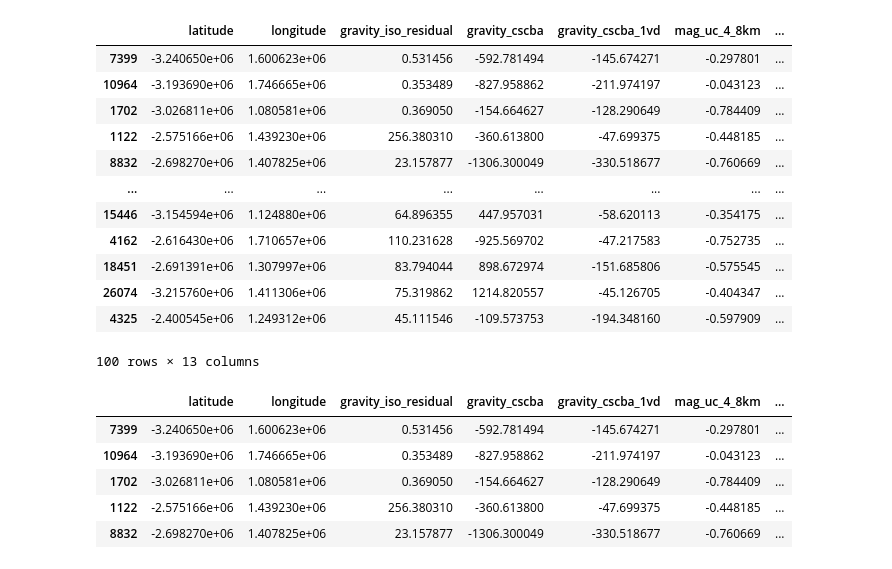
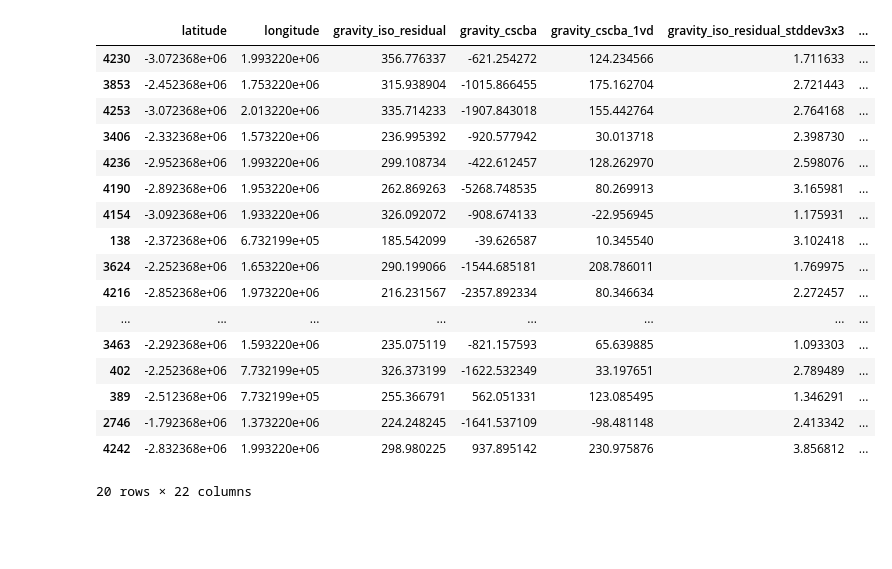
Before and after one commit to FengmingJiang/CS25_CopperCoreAI_ML, a Jupyter notebook: model_dev/5_prediction_and_visualisation/51_inference_prediction_visualisation_qld.ipynb, the cells around one changed output. Saved outputs shown, nothing was run; the diff lists cells and outputs as text; code cells hidden in the pictures; blank space fills up the shorter version.

```diff
--- a/model_dev/5_prediction_and_visualisation/51_inference_prediction_visualisation_qld.ipynb
+++ b/model_dev/5_prediction_and_visualisation/51_inference_prediction_visualisation_qld.ipynb
@@ -39,0 +21,9 @@ test_df.head()
+# %%
+# Apply scaling to all features
+scaler = joblib.load("../../models/robust_scaler_no_transform.pkl")
+scaled_features = scaler.transform(test_df.drop(columns=['longitude', 'latitude']))
+scaled_df = pd.DataFrame(scaled_features, columns=test_df.drop(columns=['longitude', 'latitude']).columns)
+# %%
+scaled_df['longitude'] = test_df['longitude']
+scaled_df['latitude'] = test_df['latitude']
+scaled_df.head()
@@ -40,5 +38,5 @@ test_df.head()
 # %%
-X = test_df.drop(columns=["latitude", "longitude"])
+X = scaled_df.drop(columns=["latitude", "longitude"])
 # %%
 X.head()
 # %% [output]
@@ -51,27 +49,29 @@ X.head()
-# %%
-for col in X.columns:
-    X[col] = X[col].transform(lambda x: x.fillna(x.median()))
 # %%
 test_df["prediction"] = model.predict_proba(X)[:, 1]
 test_df.to_csv("../../data/test/test_full_features_qld_with_prediction.csv", index=False)
 # %%
-top_n = 100
+top_n = 20
 top_df = test_df.sort_values(by="prediction", ascending=False).head(top_n).copy()
 top_df
 # %% [output]
-|  | latitude | longitude | gravity_iso_residual | gravity_cscba | gravity_cscba_1vd | mag_uc_4_8km | ... |
-| 7399 | -3.240650e+06 | 1.600623e+06 | 0.531456 | -592.781494 | -145.674271 | -0.297801 | ... |
-| 10964 | -3.193690e+06 | 1.746665e+06 | 0.353489 | -827.958862 | -211.974197 | -0.043123 | ... |
-| 1702 | -3.026811e+06 | 1.080581e+06 | 0.369050 | -154.664627 | -128.290649 | -0.784409 | ... |
-| 1122 | -2.575166e+06 | 1.439230e+06 | 256.380310 | -360.613800 | -47.699375 | -0.448185 | ... |
-| 8832 | -2.698270e+06 | 1.407825e+06 | 23.157877 | -1306.300049 | -330.518677 | -0.760669 | ... |
+|  | latitude | longitude | gravity_iso_residual | gravity_cscba | gravity_cscba_1vd | gravity_iso_residual_stddev3x3 | ... |
+| 4230 | -3.072368e+06 | 1.993220e+06 | 356.776337 | -621.254272 | 124.234566 | 1.711633 | ... |
+| 3853 | -2.452368e+06 | 1.753220e+06 | 315.938904 | -1015.866455 | 175.162704 | 2.721443 | ... |
+| 4253 | -3.072368e+06 | 2.013220e+06 | 335.714233 | -1907.843018 | 155.442764 | 2.764168 | ... |
+| 3406 | -2.332368e+06 | 1.573220e+06 | 236.995392 | -920.577942 | 30.013718 | 2.398730 | ... |
+| 4236 | -2.952368e+06 | 1.993220e+06 | 299.108734 | -422.612457 | 128.262970 | 2.598076 | ... |
+| 4190 | -2.892368e+06 | 1.953220e+06 | 262.869263 | -5268.748535 | 80.269913 | 3.165981 | ... |
+| 4154 | -3.092368e+06 | 1.933220e+06 | 326.092072 | -908.674133 | -22.956945 | 1.175931 | ... |
+| 138 | -2.372368e+06 | 6.732199e+05 | 185.542099 | -39.626587 | 10.345540 | 3.102418 | ... |
+| 3624 | -2.252368e+06 | 1.653220e+06 | 290.199066 | -1544.685181 | 208.786011 | 1.769975 | ... |
+| 4216 | -2.852368e+06 | 1.973220e+06 | 216.231567 | -2357.892334 | 80.346634 | 2.272457 | ... |
 | ... | ... | ... | ... | ... | ... | ... | ... |
-| 15446 | -3.154594e+06 | 1.124880e+06 | 64.896355 | 447.957031 | -58.620113 | -0.354175 | ... |
-| 4162 | -2.616430e+06 | 1.710657e+06 | 110.231628 | -925.569702 | -47.217583 | -0.752735 | ... |
-| 18451 | -2.691391e+06 | 1.307997e+06 | 83.794044 | 898.672974 | -151.685806 | -0.575545 | ... |
-| 26074 | -3.215760e+06 | 1.411306e+06 | 75.319862 | 1214.820557 | -45.126705 | -0.404347 | ... |
-| 4325 | -2.400545e+06 | 1.249312e+06 | 45.111546 | -109.573753 | -194.348160 | -0.597909 | ... |
+| 3463 | -2.292368e+06 | 1.593220e+06 | 235.075119 | -821.157593 | 65.639885 | 1.093303 | ... |
+| 402 | -2.252368e+06 | 7.732199e+05 | 326.373199 | -1622.532349 | 33.197651 | 2.789489 | ... |
+| 389 | -2.512368e+06 | 7.732199e+05 | 255.366791 | 562.051331 | 123.085495 | 1.346291 | ... |
+| 2746 | -1.792368e+06 | 1.373220e+06 | 224.248245 | -1641.537109 | -98.481148 | 2.413342 | ... |
+| 4242 | -2.832368e+06 | 1.993220e+06 | 298.980225 | 937.895142 | 230.975876 | 3.856812 | ... |
-100 rows × 13 columns
+20 rows × 22 columns
 # %%
 import geopandas as gpd
 from shapely.geometry import Point
@@ -83,15 +83,6 @@ gdf_all = gpd.GeoDataFrame(test_df, geometry=geometry_all, crs="EPSG:3577")
 
 geometry_top = [Point(xy) for xy in zip(top_df["longitude"], top_df["latitude"])]
 gdf_top = gpd.GeoDataFrame(top_df, geometry=geometry_top, crs="EPSG:3577")
-# %%
-gdf_top.head()
-# %% [output]
-|  | latitude | longitude | gravity_iso_residual | gravity_cscba | gravity_cscba_1vd | mag_uc_4_8km | ... |
-| 7399 | -3.240650e+06 | 1.600623e+06 | 0.531456 | -592.781494 | -145.674271 | -0.297801 | ... |
-| 10964 | -3.193690e+06 | 1.746665e+06 | 0.353489 | -827.958862 | -211.974197 | -0.043123 | ... |
-| 1702 | -3.026811e+06 | 1.080581e+06 | 0.369050 | -154.664627 | -128.290649 | -0.784409 | ... |
-| 1122 | -2.575166e+06 | 1.439230e+06 | 256.380310 | -360.613800 | -47.699375 | -0.448185 | ... |
-| 8832 | -2.698270e+06 | 1.407825e+06 | 23.157877 | -1306.300049 | -330.518677 | -0.760669 | ... |
 # %%
 import matplotlib.pyplot as plt
 
```
Also changed, not shown: parts of 11 cells of this notebook, 23 other files.
